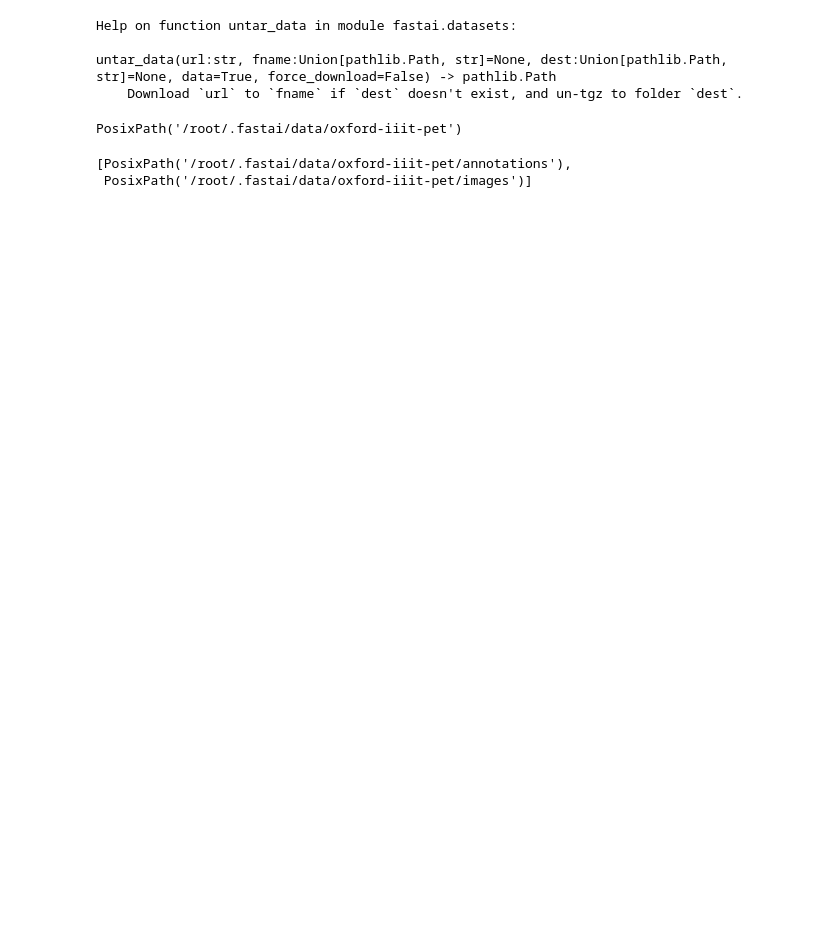
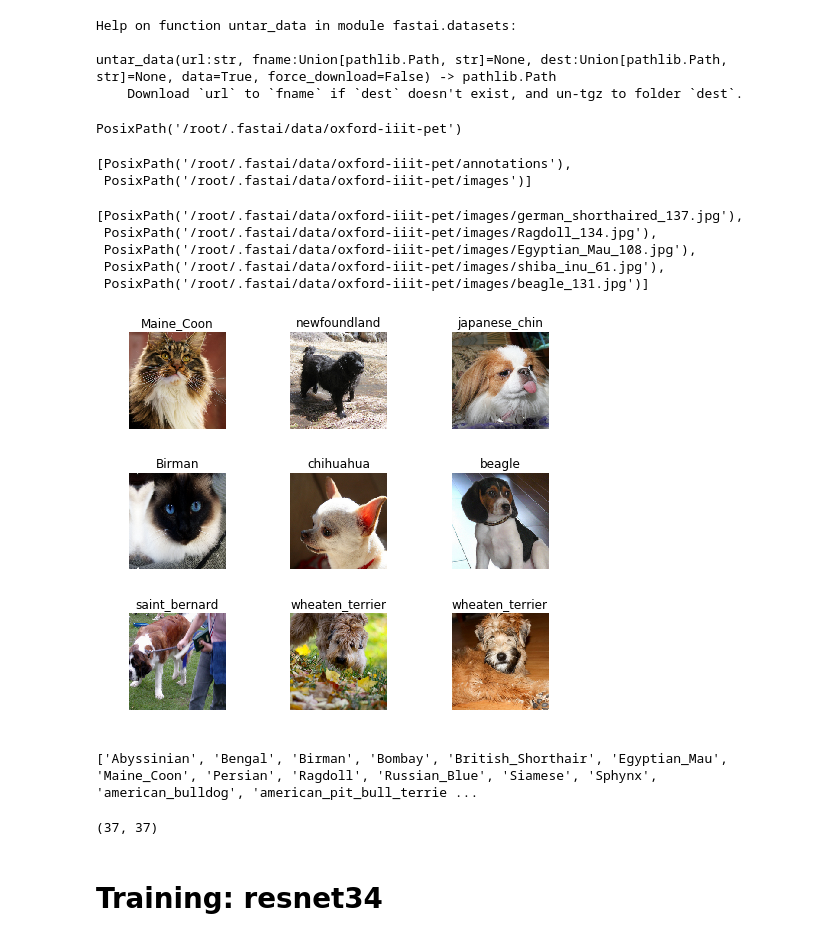
Before and after one commit to cleysonl/Fast-Ai, a Jupyter notebook: Lesson1.ipynb, the cells around one changed output. Drawn from its saved outputs; the diff is of its cells as text; code cells hidden in the pictures; blank space fills up the shorter version.

```diff
--- a/Lesson1.ipynb
+++ b/Lesson1.ipynb
@@ -13,3 +11,7 @@ Drive already mounted at /content/drive; to attempt to forcibly remount, call dr
 # %%
 from fastai import *
 from fastai.vision import *
+# %%
+# batch size
+bs = 64
+# bs = 16   # uncomment this line if you run out of memory even after clicking Kernel->Restart
@@ -32,3 +36,29 @@ path.ls()
 # %%
 path_anno= path/'annotations'
 path_img = path/'images'
+# %%
+fnames = get_image_files(path_img)
+fnames[:5]
+# %% [output]
+[PosixPath('/root/.fastai/data/oxford-iiit-pet/images/german_shorthaired_137.jpg'),
+ PosixPath('/root/.fastai/data/oxford-iiit-pet/images/Ragdoll_134.jpg'),
+ PosixPath('/root/.fastai/data/oxford-iiit-pet/images/Egyptian_Mau_108.jpg'),
+ PosixPath('/root/.fastai/data/oxford-iiit-pet/images/shiba_inu_61.jpg'),
+ PosixPath('/root/.fastai/data/oxford-iiit-pet/images/beagle_131.jpg')]
+# %%
+np.random.seed(2)
+pat= r'/([^/]+)_\d+.jpg$'
+# %%
+data = ImageDataBunch.from_name_re(path_img, fnames, pat, ds_tfms=get_transforms(), size=224, bs=bs).normalize(imagenet_stats)
+# %%
+data.show_batch(rows=3, figsize=(7,6))
+# %% [output]
+[figure, added]
+# %%
+print(data.classes)
+len(data.classes),data.c
+# %% [output]
+['Abyssinian', 'Bengal', 'Birman', 'Bombay', 'British_Shorthair', 'Egyptian_Mau', 'Maine_Coon', 'Persian', 'Ragdoll', 'Russian_Blue', 'Siamese', 'Sphynx', 'american_bulldog', 'american_pit_bull_terrie ...
+(37, 37)
+# %% [markdown]
+# Training: resnet34
```
Also changed, not shown: parts of 44 cells of this notebook.
